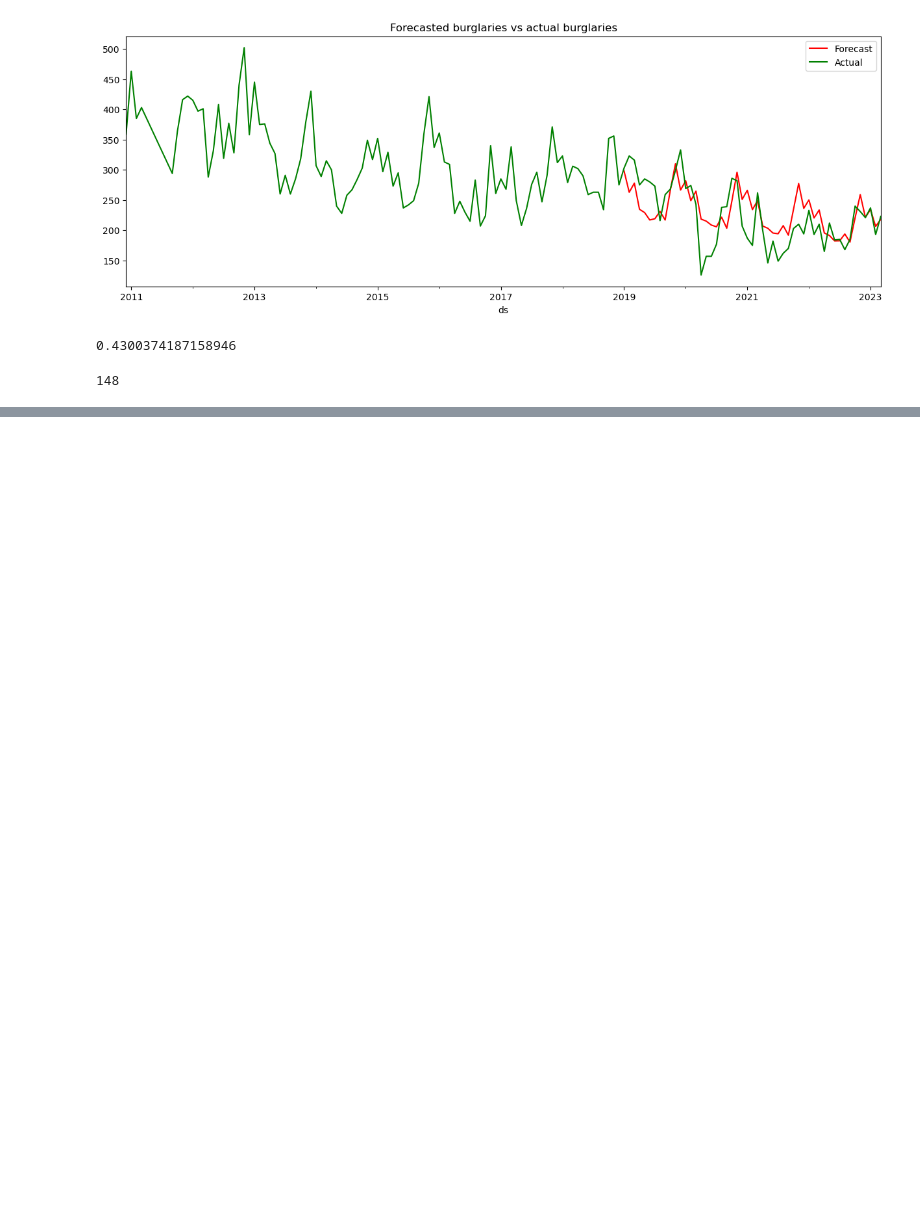
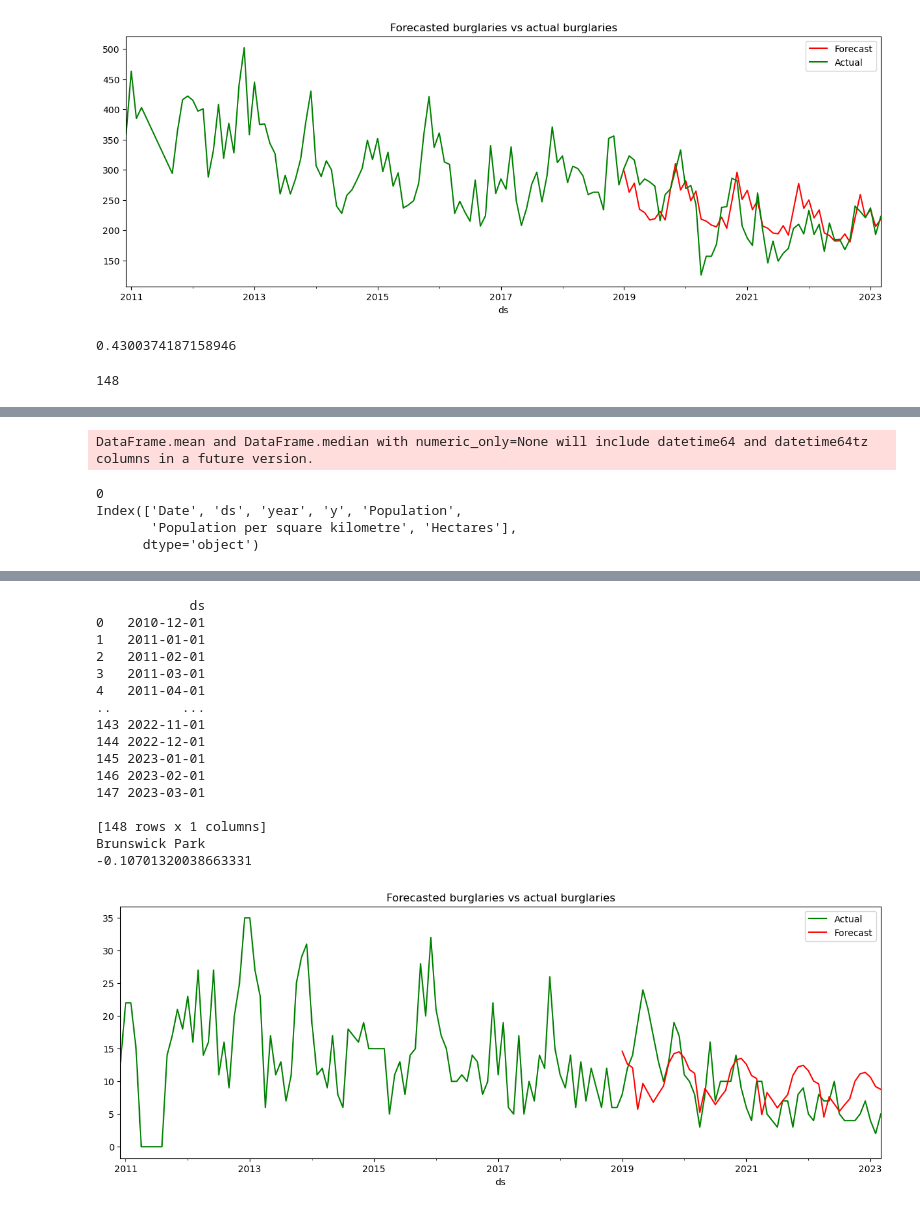
Before and after one commit to isavgt/JBG050-group11, a Jupyter notebook: forecast_prophet.ipynb, the cells around one changed output, grey strips where cells are left out. Saved outputs shown, nothing was run; the diff lists cells and outputs as text; code cells hidden in the pictures; blank space fills up the shorter version.

Commit message:
improved prediction per ward

```diff
--- a/forecast_prophet.ipynb
+++ b/forecast_prophet.ipynb
@@ -250,3 +250,45 @@ Index(['Date', 'ds', 'year', 'y', 'Population',
        'Population per square kilometre', 'Hectares'],
       dtype='object')
 ... (68 outputs left out)
+# %%
+holiday = pd.DataFrame([])
+for date, name in sorted(holidays.country_holidays('GB', subdiv='England', years=[2012, 2013, 2014, 2015, 2016, 2017, 2018,2019,2020,2021, 2022, 2023]).items()):
+    holiday= pd.concat([holiday, pd.DataFrame({'ds': date, 'holiday': "England-Holidays"}, index=[0])], ignore_index=True)
+
+holiday['ds'] = pd.to_datetime(holiday['ds'], format='%Y-%m-%d', errors='ignore')
+
+ward = 'Brunswick Park'
+df_ward = df_per_ward[df_per_ward['Ward']==ward]
+df_ward = df_ward[['ds', 'Date', 'year', 'y', 'Population', 'Population per square kilometre', 'Hectares']]
+df_ward = pd.merge(dates, df_ward, how="left", on='Date')
+df_ward['ds'] = df_ward['Date']
+df_ward['y'] = df_ward['y'].fillna(0)
+df_ward = df_ward.fillna(df_ward.mean())
+df_ward['year'] = pd.DatetimeIndex(df_ward['Date']).year
+train_ward = df_ward[df_ward['year']<(training_upto+1)]
+test_ward = df_ward[(df_ward['year']>training_upto)]
+print((df_ward['Population'].isnull().sum()))
+print(df_ward.columns)
+best_model = Prophet(seasonality_mode= 'multiplicative', changepoint_prior_scale= 0.01, seasonality_prior_scale= 0.15, holidays_prior_scale= 0.015, holidays= holiday)
+best_model.add_regressor('Population per square kilometre')
+best_model.fit(train_ward)
+future_dates = best_model.make_future_dataframe(periods=forecast_upto, freq='MS')
+print(future_dates)
+future_dates = pd.merge(future_dates, df_ward, how="left", on='ds')
+forecast = best_model.predict(future_dates)
+print(ward)
+print(r2_score(test_ward[['y']], forecast['yhat'][-forecast_upto:]))
+f, ax = plt.subplots(figsize=(14,5))
+f.set_figheight(5)
+f.set_figwidth(15)
+
+df_ward.plot(kind='line',x='ds',y='y', color='green',label='Actual', ax=ax)
+forecast[-forecast_upto:].plot(kind='line',x='ds', y='yhat', color='red', label='Forecast', ax=ax)
+plt.title('Forecasted burglaries vs actual burglaries')
+plt.show()
+# %% [output]
+DataFrame.mean and DataFrame.median with numeric_only=None will include datetime64 and datetime64tz columns in a future version.
+0
+Index(['Date', 'ds', 'year', 'y', 'Population',
+       'Population per square kilometre', 'Hectares'],
+      dtype='object')
@@ -252,0 +297,17 @@ Index(['Date', 'ds', 'year', 'y', 'Population',
+            ds
+0   2010-12-01
+1   2011-01-01
+2   2011-02-01
+3   2011-03-01
+4   2011-04-01
+..         ...
+143 2022-11-01
+144 2022-12-01
+145 2023-01-01
+146 2023-02-01
+147 2023-03-01
+
+[148 rows x 1 columns]
+Brunswick Park
+-0.10701320038663331
+[figure, added]
```
Also changed, not shown: parts of 3 cells of this notebook.
